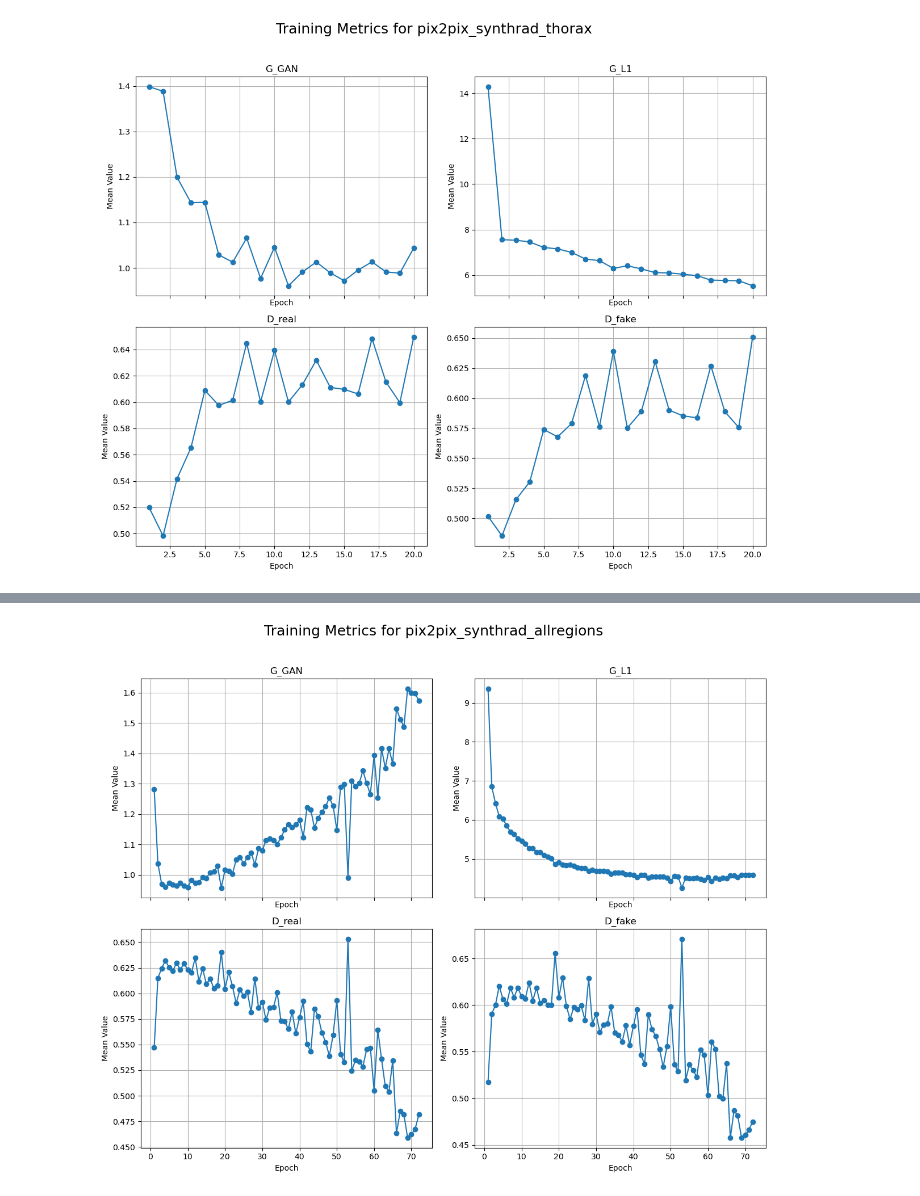
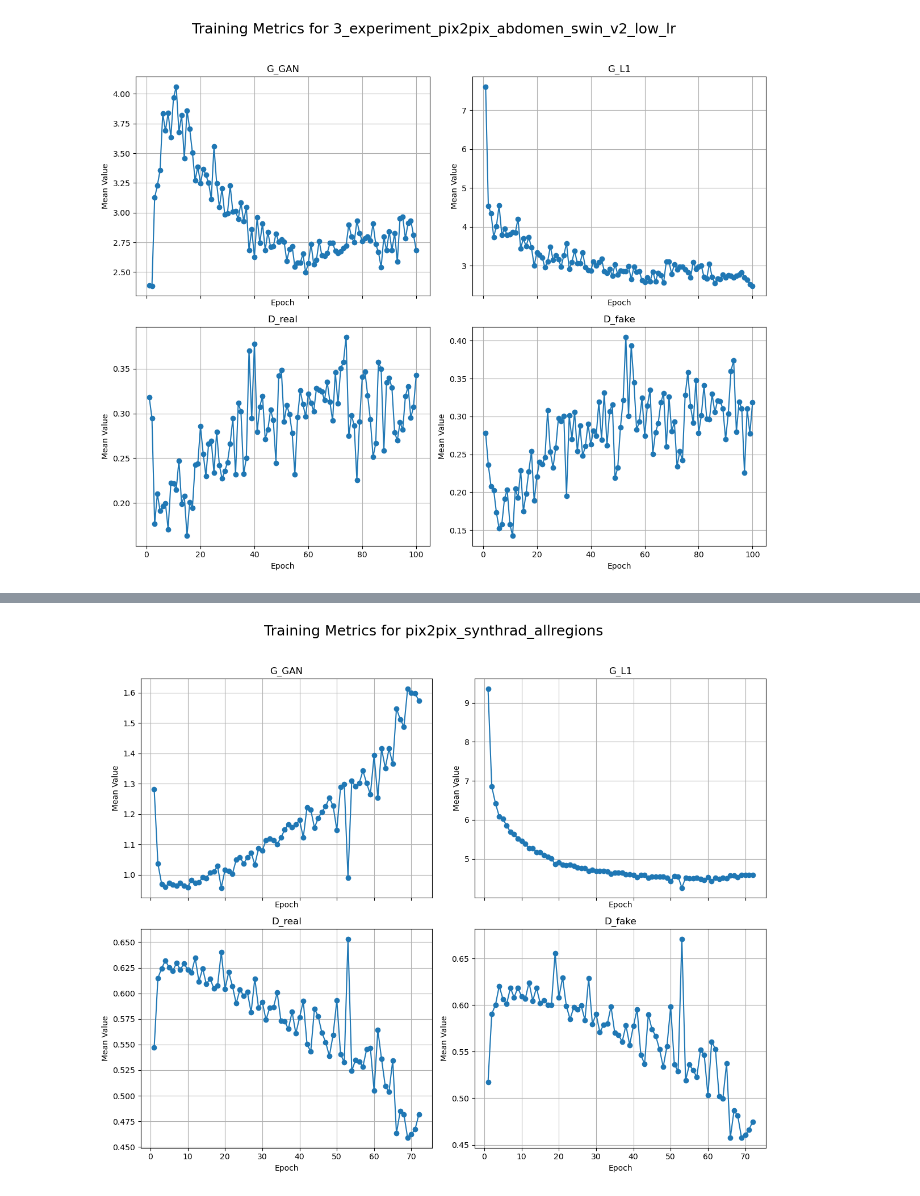
Before and after one commit to NicSchuler/fullbody-sCT, a Jupyter notebook: training/checkpoints/visualize_training_progress.ipynb, the cells around one changed output, grey strips where cells are left out. Drawn from its saved outputs; the diff is of its cells as text; code cells hidden in the pictures.

```diff
--- a/training/checkpoints/visualize_training_progress.ipynb
+++ b/training/checkpoints/visualize_training_progress.ipynb
@@ -110,8 +136,8 @@ plot_all_metric_means_per_epoch(loss_log, title=f"Training Metrics for {name}")
-# %%
-checkpoints_dir = "/home/user/fthuer/fullbody-sCT/training/checkpoints/"
-name = "pix2pix_synthrad_thorax"
-
-loss_log = parse_loss_log(checkpoints_dir+name+"/loss_log.txt")
-plot_all_metric_means_per_epoch(loss_log, title=f"Training Metrics for {name}")
-# %% [output]
-[figure, removed]
+# %%
+checkpoints_dir = "/local/scratch/datasets/FullbodySCT/Synthrad_combined_preprocessed/8checkpoints/"
+name = "3_experiment_pix2pix_abdomen_swin_v2_low_lr"
+
+loss_log = parse_loss_log(checkpoints_dir+name+"/loss_log.txt")
+plot_all_metric_means_per_epoch(loss_log, title=f"Training Metrics for {name}")
+# %% [output]
+[figure, added]
```
Also changed, not shown: parts of 5 cells of this notebook, 12 other files.
